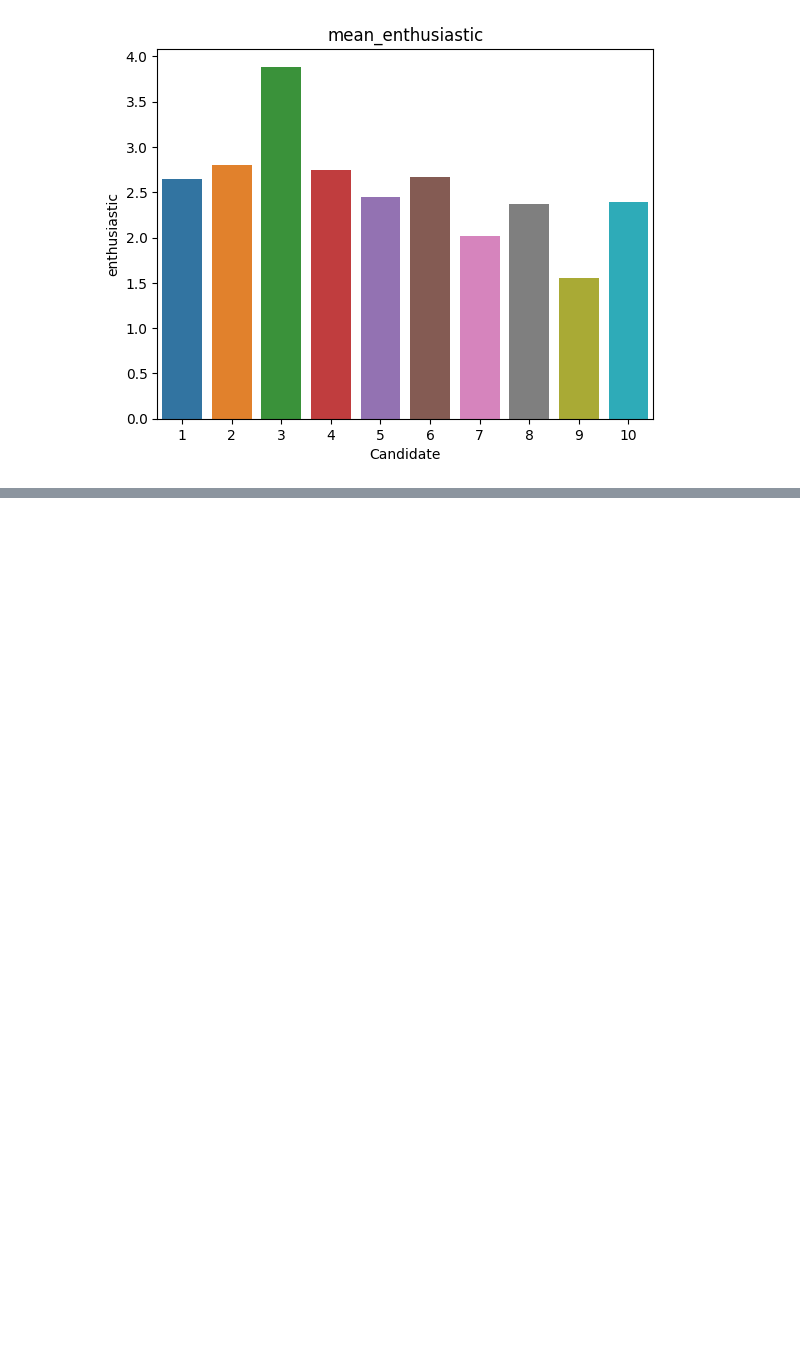
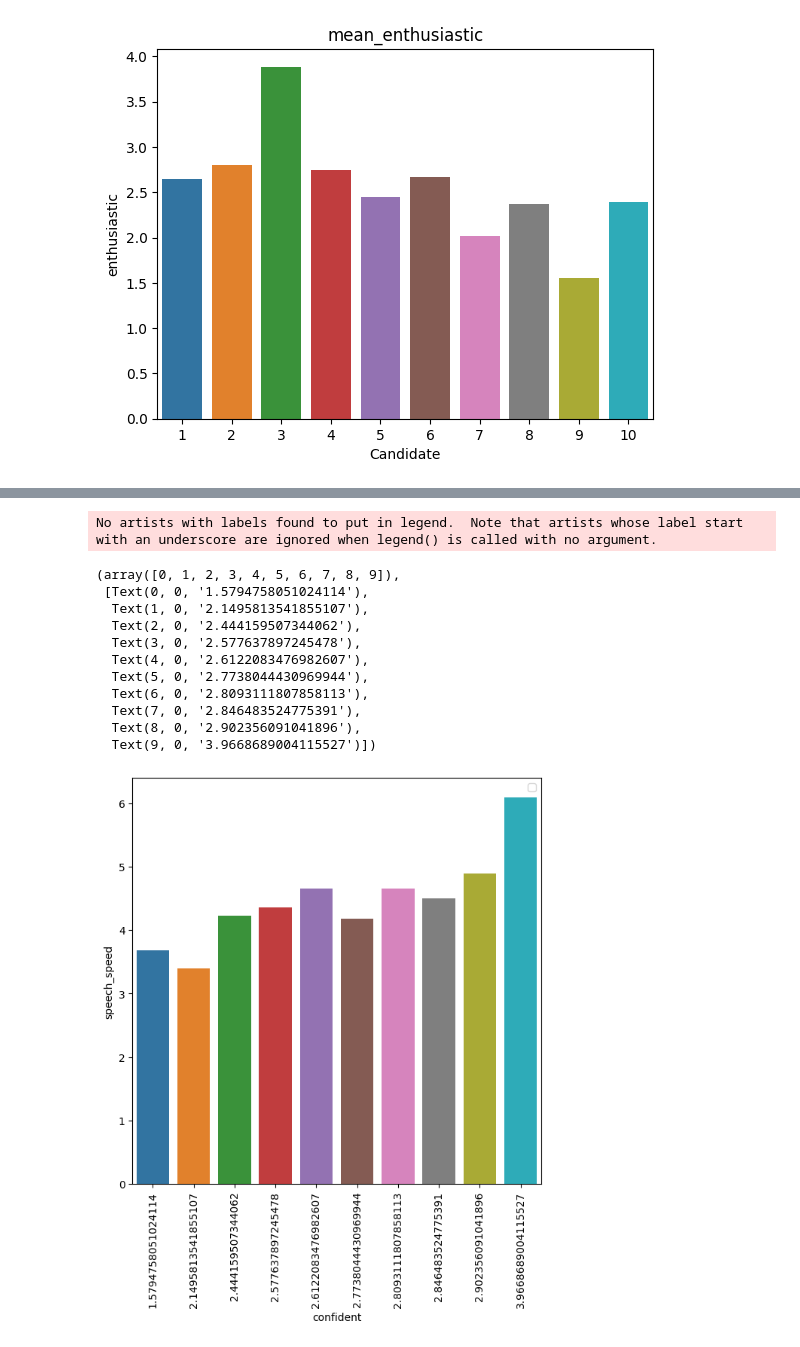
Before and after one commit to ABHAS2022/I-m_Beside_You, a Jupyter notebook: transcriptdata.ipynb, the cells around one changed output, grey strips where cells are left out. Saved outputs shown, nothing was run; the diff lists cells and outputs as text; code cells hidden in the pictures; blank space fills up the shorter version.

```diff
--- a/transcriptdata.ipynb
+++ b/transcriptdata.ipynb
@@ -363,0 +352,21 @@ sns.heatmap(data=c_median.select_dtypes(include=[int,float]).iloc[:,5:].corr(),a
+# %%
+plt.figure(figsize=(7,7))
+sns.barplot(data = c_mean,x=c_mean['confident'],y=np.round(c_mean['speech_speed'],decimals=3)
+            # ,hue=arr
+            )
+plt.legend()
+plt.xticks(rotation = 'vertical')
+# %% [output]
+No artists with labels found to put in legend.  Note that artists whose label start with an underscore are ignored when legend() is called with no argument.
+(array([0, 1, 2, 3, 4, 5, 6, 7, 8, 9]),
+ [Text(0, 0, '1.5794758051024114'),
+  Text(1, 0, '2.1495813541855107'),
+  Text(2, 0, '2.444159507344062'),
+  Text(3, 0, '2.577637897245478'),
+  Text(4, 0, '2.6122083476982607'),
+  Text(5, 0, '2.7738044430969944'),
+  Text(6, 0, '2.8093111807858113'),
+  Text(7, 0, '2.846483524775391'),
+  Text(8, 0, '2.902356091041896'),
+  Text(9, 0, '3.9668689004115527')])
+[figure, added]
```
Also changed, not shown: parts of 27 cells of this notebook, 1 other file.
